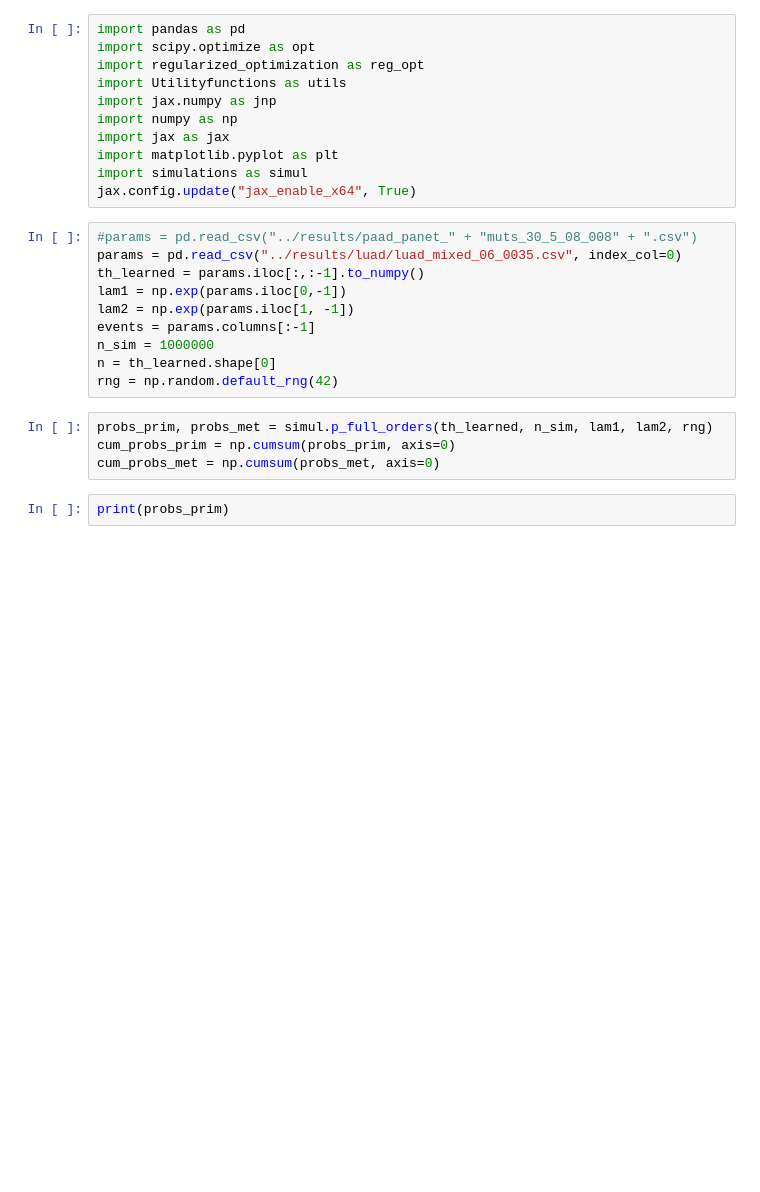
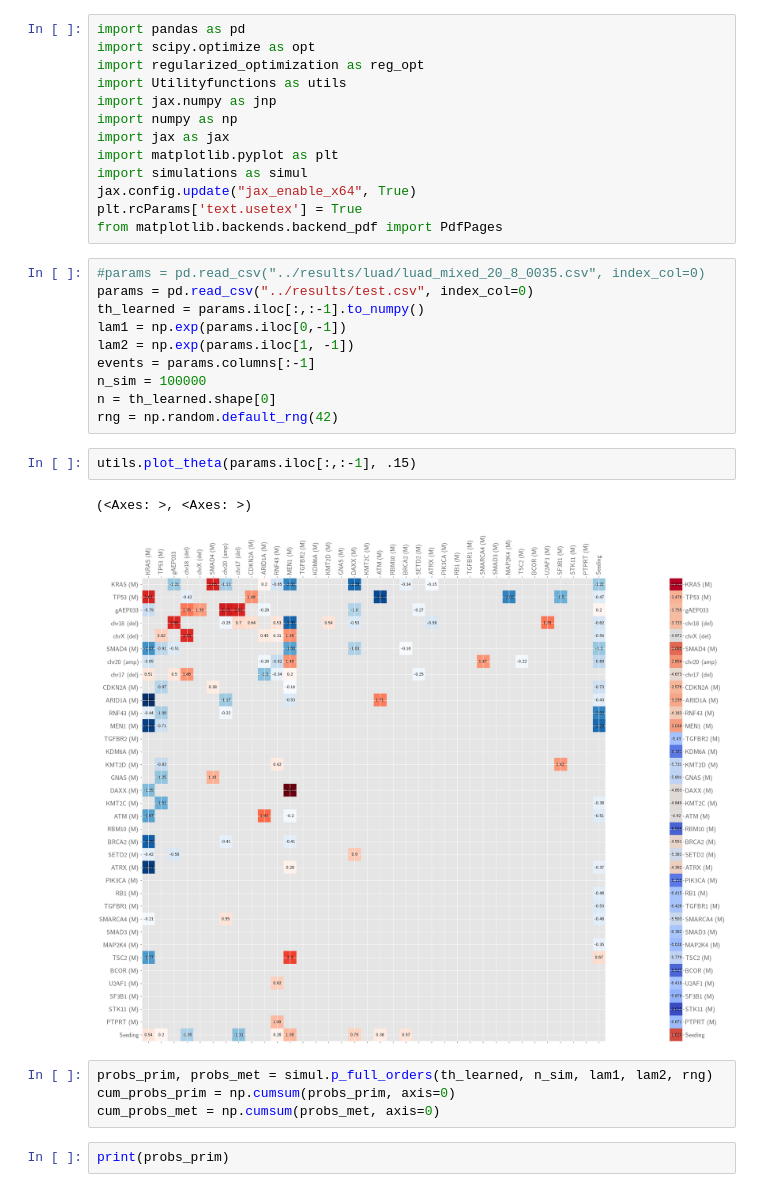
Before and after one commit to cbg-ethz/metMHN, a Jupyter notebook: src/simulation_study.ipynb, the cells around one changed output. Cells and saved outputs as stored; diff of their text form; blank space fills up the shorter version.

```diff
--- a/src/simulation_study.ipynb
+++ b/src/simulation_study.ipynb
@@ -9,16 +9,23 @@ import jax as jax
 import matplotlib.pyplot as plt
 import simulations as simul
 jax.config.update("jax_enable_x64", True)
+plt.rcParams['text.usetex'] = True
+from matplotlib.backends.backend_pdf import PdfPages
 # %%
-#params = pd.read_csv("../results/paad_panet_" + "muts_30_5_08_008" + ".csv")
-params = pd.read_csv("../results/luad/luad_mixed_06_0035.csv", index_col=0)
+#params = pd.read_csv("../results/luad/luad_mixed_20_8_0035.csv", index_col=0)
+params = pd.read_csv("../results/test.csv", index_col=0)
 th_learned = params.iloc[:,:-1].to_numpy()
 lam1 = np.exp(params.iloc[0,-1])
 lam2 = np.exp(params.iloc[1, -1])
 events = params.columns[:-1]
-n_sim = 1000000
+n_sim = 100000
 n = th_learned.shape[0]
 rng = np.random.default_rng(42)
+# %%
+utils.plot_theta(params.iloc[:,:-1], .15)
+# %% [output]
+(<Axes: >, <Axes: >)
+[figure, added]
 # %%
 probs_prim, probs_met = simul.p_full_orders(th_learned, n_sim, lam1, lam2, rng)
 cum_probs_prim = np.cumsum(probs_prim, axis=0)
```
Also changed, not shown: parts of 7 cells of this notebook, 5 other files.
